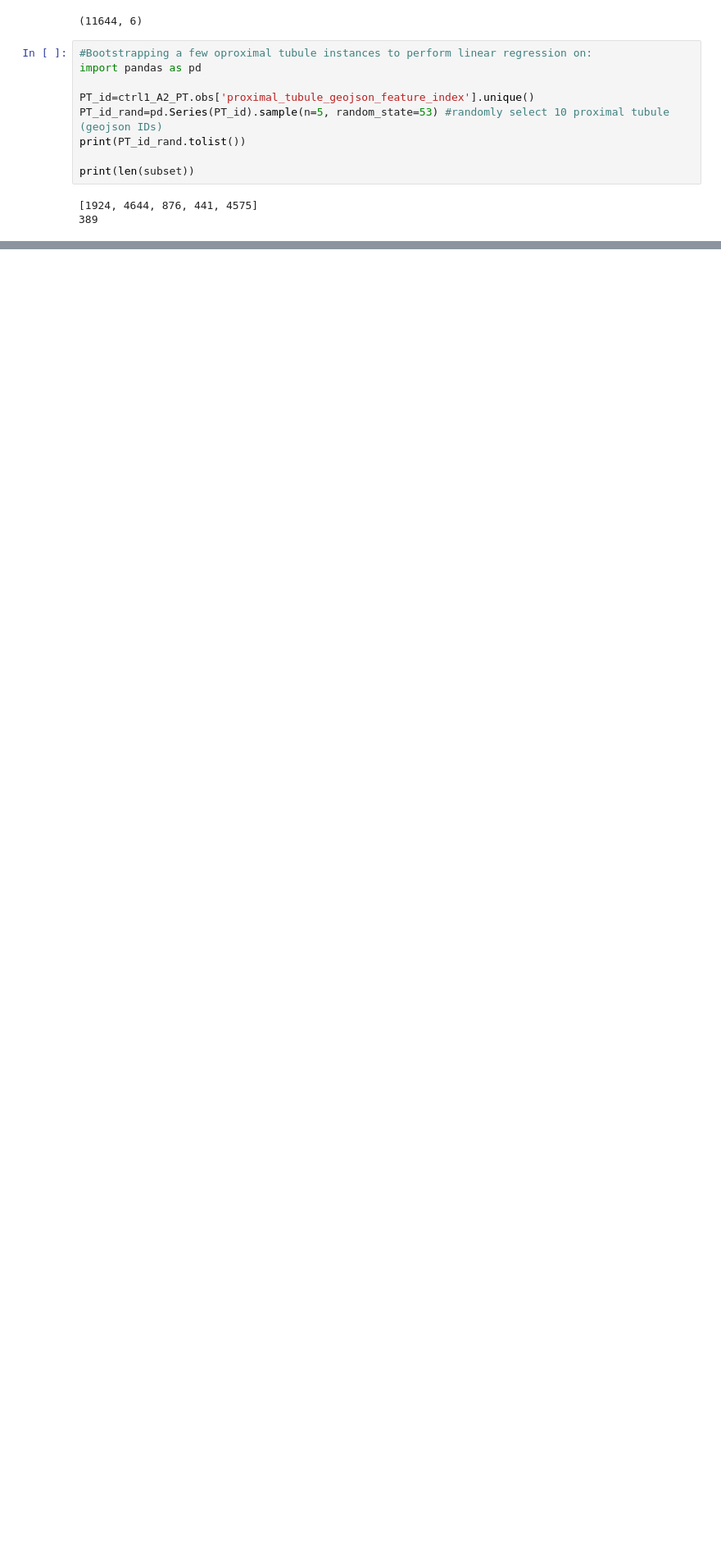
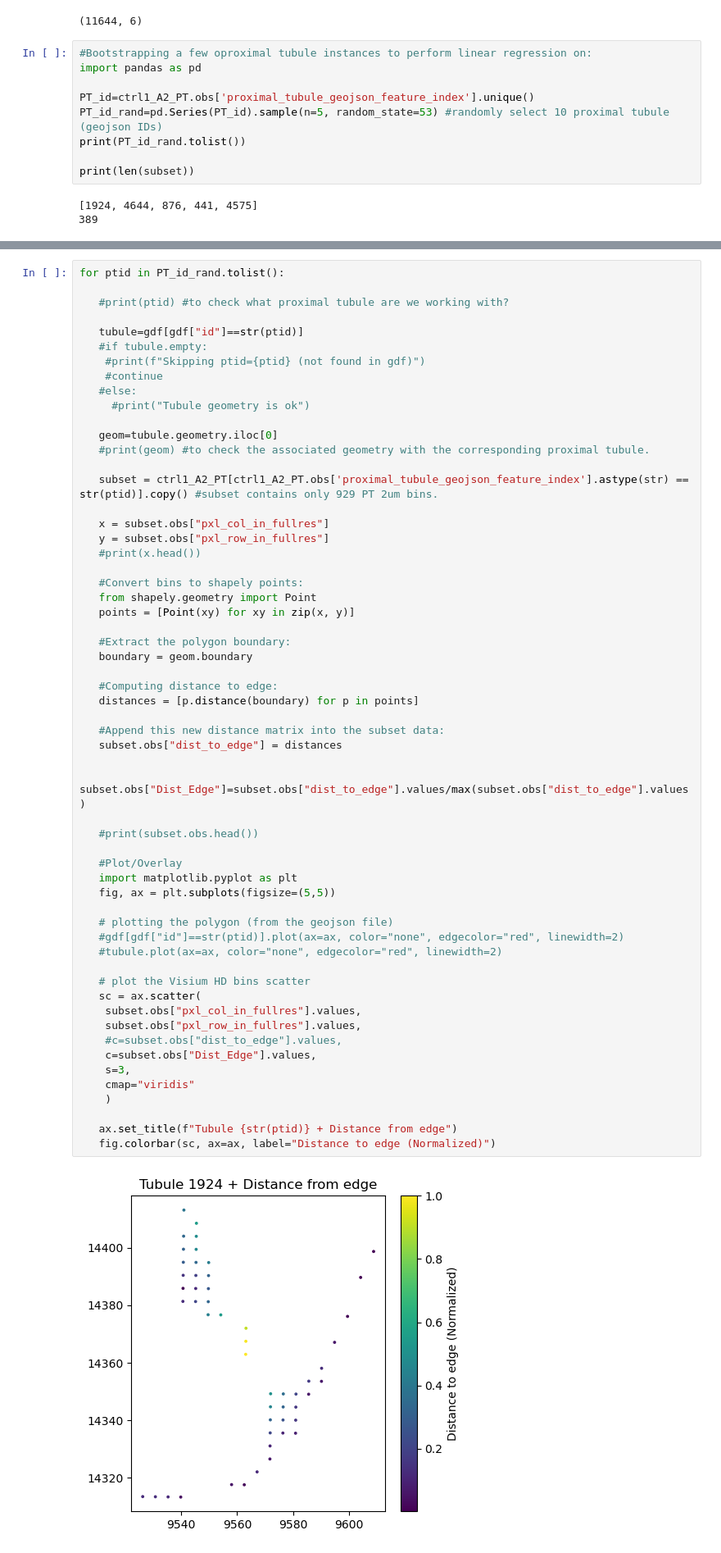
Before and after one commit to ssingh95jhu/Correlation_Kidney_Structure_Molecular_Presentation, a Jupyter notebook: Linear_Regression_Bootstrap.ipynb, the cells around one changed output, grey strips where cells are left out. Shown at 82% size. Drawn from its saved outputs; the diff is of its cells as text; blank space fills up the shorter version.

```diff
--- a/Linear_Regression_Bootstrap.ipynb
+++ b/Linear_Regression_Bootstrap.ipynb
@@ -125,0 +128,60 @@ for ptid in PT_id_rand.tolist():
+# %%
+for ptid in PT_id_rand.tolist():
+
+   #print(ptid) #to check what proximal tubule are we working with?
+
+   tubule=gdf[gdf["id"]==str(ptid)]
+   #if tubule.empty:
+    #print(f"Skipping ptid={ptid} (not found in gdf)")
+    #continue
+   #else:
+     #print("Tubule geometry is ok")
+
+   geom=tubule.geometry.iloc[0]
+   #print(geom) #to check the associated geometry with the corresponding proximal tubule.
+
+   subset = ctrl1_A2_PT[ctrl1_A2_PT.obs['proximal_tubule_geojson_feature_index'].astype(str) == str(ptid)].copy() #subset contains only 929 PT 2um bins.
+
+   x = subset.obs["pxl_col_in_fullres"]
+   y = subset.obs["pxl_row_in_fullres"]
+   #print(x.head())
+
+   #Convert bins to shapely points:
+   from shapely.geometry import Point
+   points = [Point(xy) for xy in zip(x, y)]
+
+   #Extract the polygon boundary:
+   boundary = geom.boundary
+
+   #Computing distance to edge:
+   distances = [p.distance(boundary) for p in points]
+
+   #Append this new distance matrix into the subset data:
+   subset.obs["dist_to_edge"] = distances
+
+   subset.obs["Dist_Edge"]=subset.obs["dist_to_edge"].values/max(subset.obs["dist_to_edge"].values)
+
+   #print(subset.obs.head())
+
+   #Plot/Overlay
+   import matplotlib.pyplot as plt
+   fig, ax = plt.subplots(figsize=(5,5))
+
+   # plotting the polygon (from the geojson file)
+   #gdf[gdf["id"]==str(ptid)].plot(ax=ax, color="none", edgecolor="red", linewidth=2)
+   #tubule.plot(ax=ax, color="none", edgecolor="red", linewidth=2)
+
+   # plot the Visium HD bins scatter
+   sc = ax.scatter(
+    subset.obs["pxl_col_in_fullres"].values,
+    subset.obs["pxl_row_in_fullres"].values,
+    #c=subset.obs["dist_to_edge"].values,
+    c=subset.obs["Dist_Edge"].values,
+    s=3,
+    cmap="viridis"
+    )
+
+   ax.set_title(f"Tubule {str(ptid)} + Distance from edge")
+   fig.colorbar(sc, ax=ax, label="Distance to edge (Normalized)")
+# %% [output]
+[figure, added]
```
Also changed, not shown: parts of 2 cells of this notebook.
